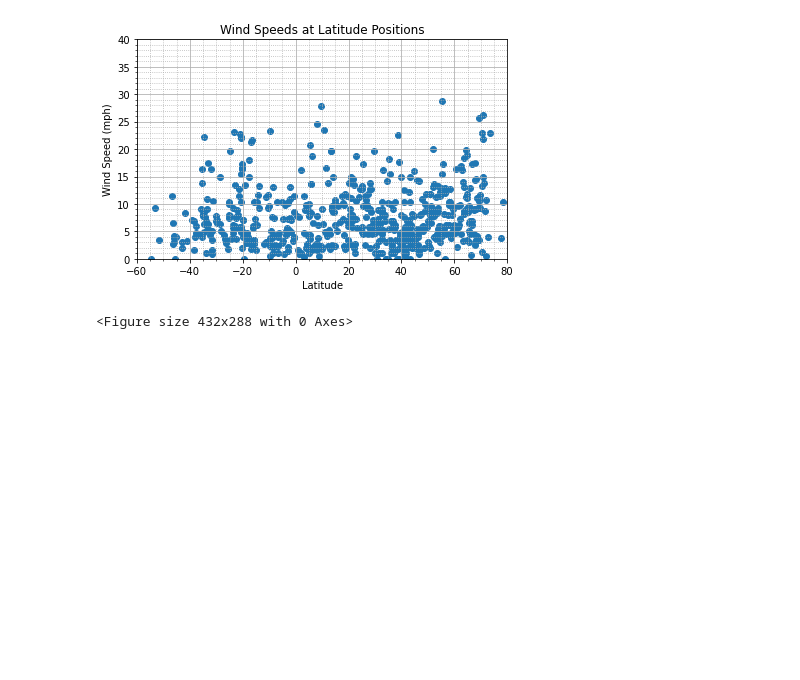
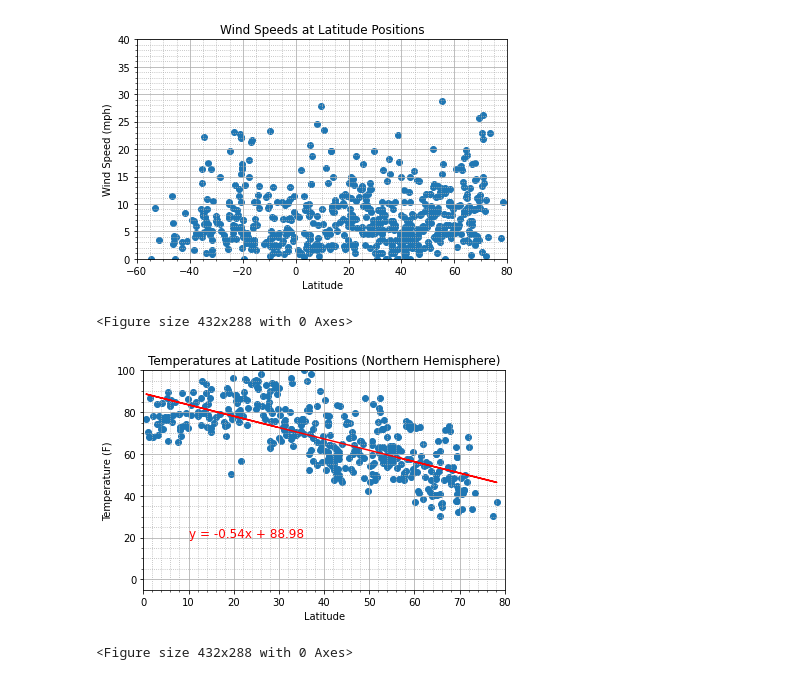
Before and after one commit to firdausmehta/Python-API, a Jupyter notebook: WeatherPy/WeatherPy.ipynb, the cells around one changed output. Drawn from its saved outputs; the diff is of its cells as text; code cells hidden in the pictures; blank space fills up the shorter version.

```diff
--- a/WeatherPy/WeatherPy.ipynb
+++ b/WeatherPy/WeatherPy.ipynb
@@ -211,3 +211,34 @@ plt.savefig("Images/lat_wind.png")
 # %% [output]
 [figure]
 <Figure size 432x288 with 0 Axes>
+# %%
+# Create Northern and Southern Hemisphere DataFrames
+mask = cities_df['Lat'] > 0
+northern_hemisphere = cities_df[mask]
+southern_hemisphere = cities_df[~mask]
+# %%
+x_values = northern_hemisphere["Lat"]
+y_values = northern_hemisphere["Temperature"]
+
+(slope, intercept, rvalue, pvalue, stderr) = st.linregress(x_values, y_values)
+regress_values = x_values * slope + intercept
+line_eq = "y = " + str(round(slope,2)) + "x + " + str(round(intercept,2))
+correlation = st.pearsonr(x_values, y_values)
+
+plt.scatter(x_values,y_values)
+plt.title('Temperatures at Latitude Positions (Northern Hemisphere)')
+plt.plot(x_values,regress_values,"r-")
+plt.annotate(line_eq,(10,20),fontsize=12,color="red")
+plt.xlabel('Latitude')
+plt.ylabel('Temperature (F)')
+plt.ylim(-5, 100)
+plt.xlim(0, 80)
+plt.minorticks_on()
+plt.grid(which='major', linestyle='-')
+plt.grid(which='minor', linestyle=':')
+plt.tight_layout()
+plt.show()
+plt.savefig("Images/nh_lat_temp_regression.png")
+# %% [output]
+[figure, added]
+<Figure size 432x288 with 0 Axes>
```
Also changed, not shown: parts of 7 cells of this notebook, 8 other files.
